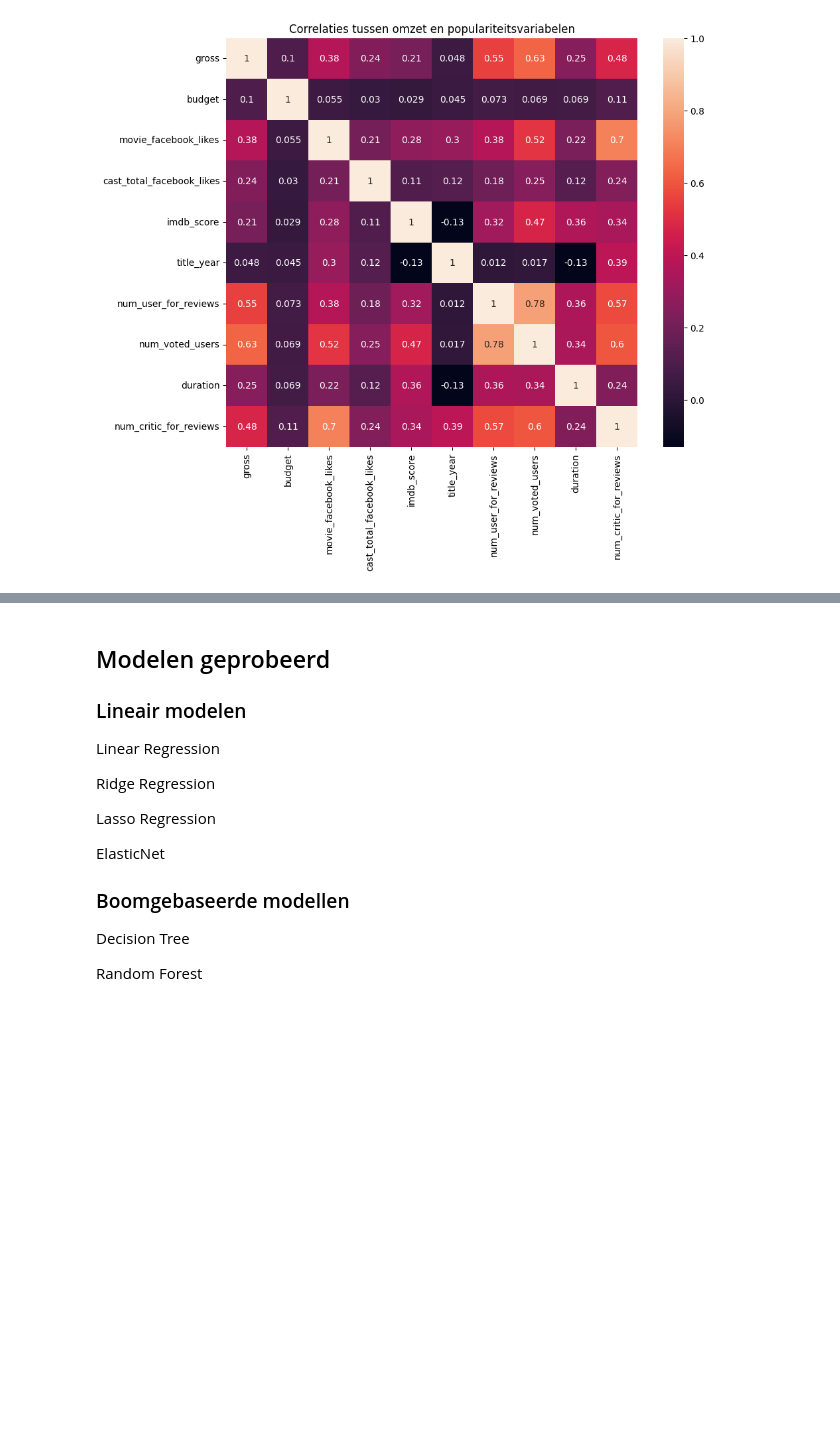
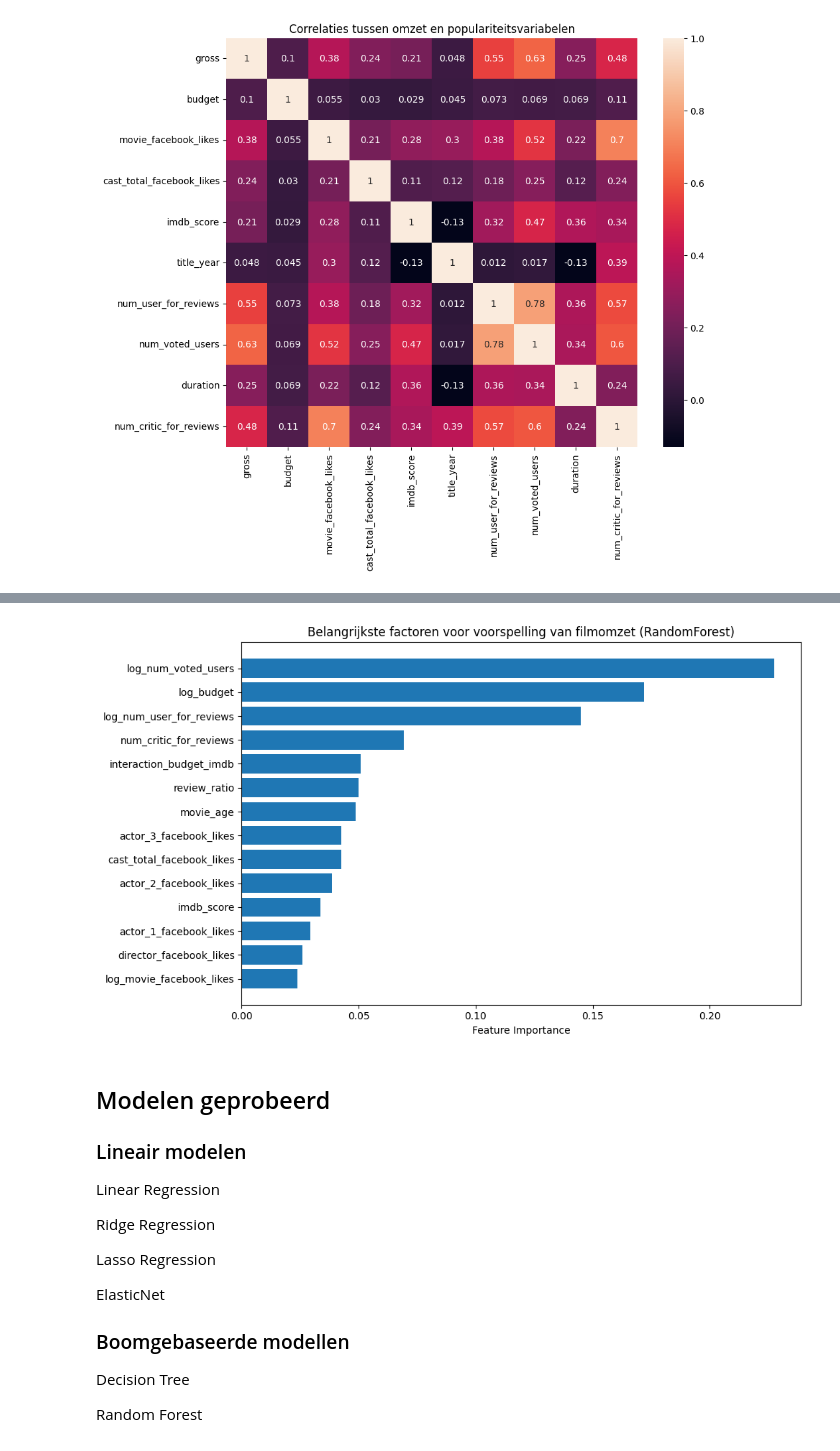
Before and after one commit to CansieJ/Computational-Modelling-film, a Jupyter notebook: Vraag_1.ipynb, the cells around one changed output, grey strips where cells are left out. Cells and saved outputs as stored; diff of their text form; code cells hidden in the pictures; blank space fills up the shorter version.

```diff
--- a/Vraag_1.ipynb
+++ b/Vraag_1.ipynb
@@ -129,3 +207,21 @@ R²: 0.600, RMSE: 1.394
+# %%
+importances = rf.feature_importances_
+feature_names = X.columns
+
+# DataFrame met importances
+feat_imp = pd.DataFrame({'Feature': feature_names, 'Importance': importances})
+feat_imp = feat_imp.sort_values(by='Importance', ascending=False)
+
+# Plotten
+plt.figure(figsize=(10,6))
+plt.barh(feat_imp['Feature'], feat_imp['Importance'])
+plt.gca().invert_yaxis()  # Belangrijkste bovenaan
+plt.xlabel("Feature Importance")
+plt.title("Belangrijkste factoren voor voorspelling van filmomzet (RandomForest)")
+plt.tight_layout()
+plt.show()
+# %% [output]
+[figure, added]
 # %% [markdown]
 ## Modelen geprobeerd
 ### Lineair modelen
```
Also changed, not shown: parts of 20 cells of this notebook, 1 other file.
